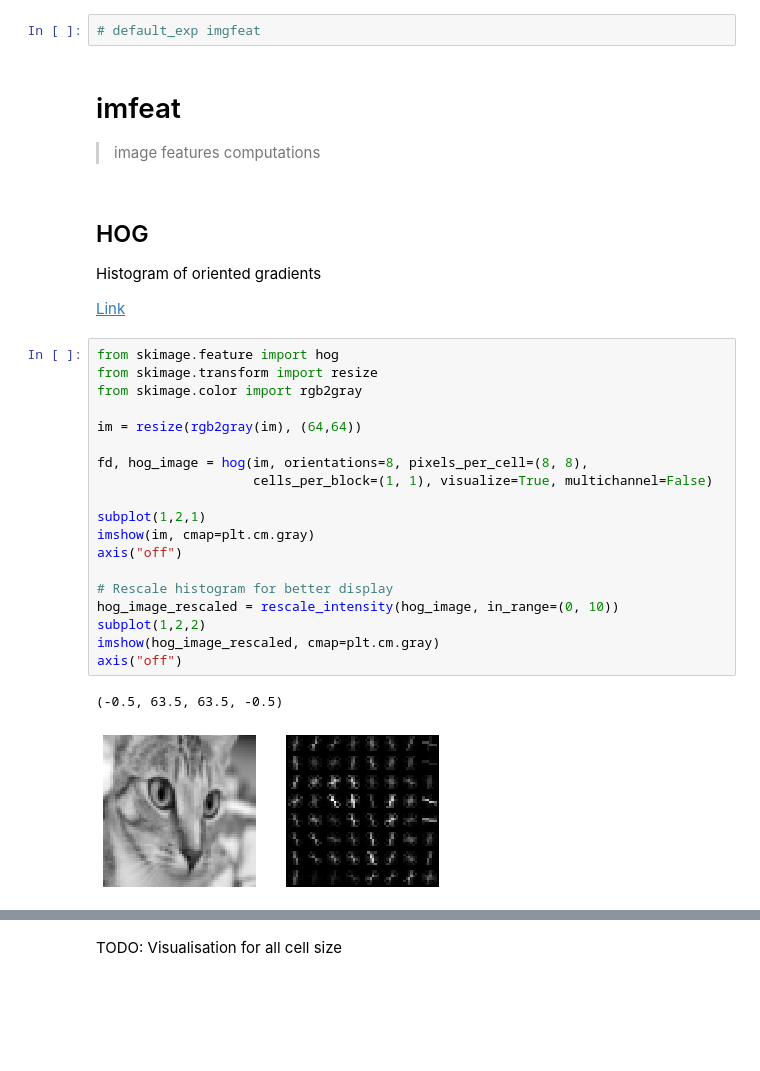
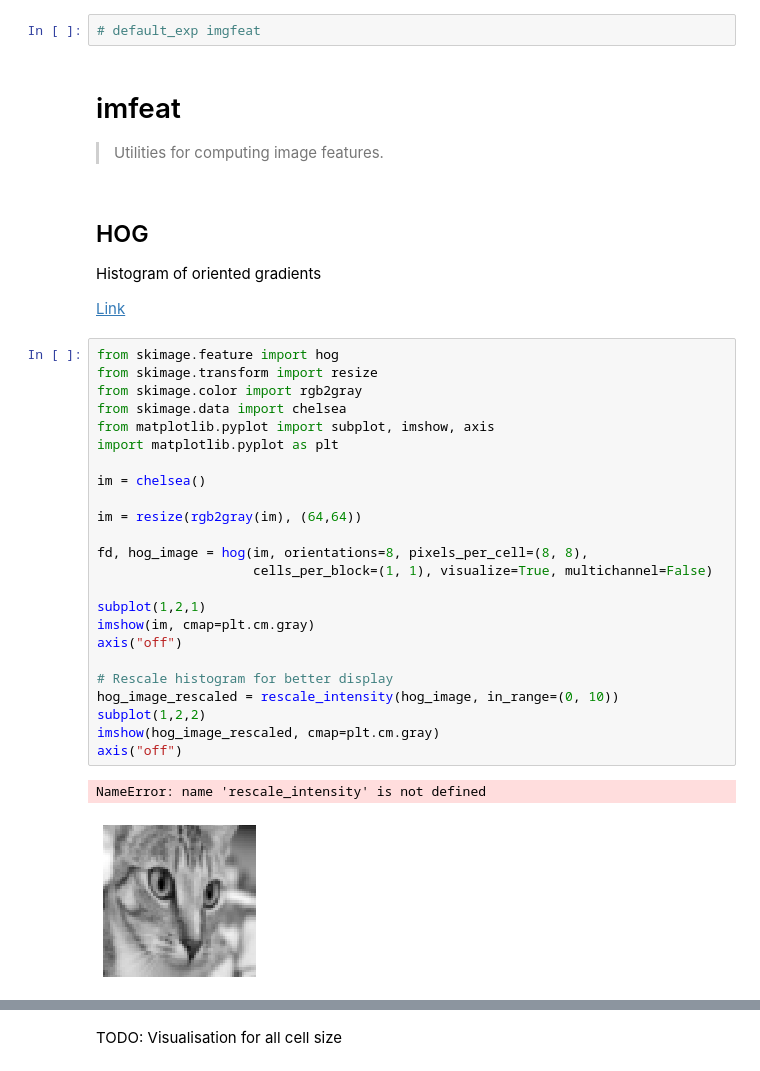
Before and after one commit to Matt3164/mlg_lib, a Jupyter notebook: nbs/05_image_features.ipynb, the cells around one changed output, grey strips where cells are left out. Saved outputs shown, nothing was run; the diff lists cells and outputs as text; blank space fills up the shorter version.

```diff
--- a/nbs/05_image_features.ipynb
+++ b/nbs/05_image_features.ipynb
@@ -3,7 +3,7 @@
 # %% [markdown]
 # imfeat
 
-> image features computations
+> Utilities for computing image features.
 # %% [markdown]
 ## HOG
 
@@ -13,22 +13,27 @@ Histogram of oriented gradients
 # %%
 from skimage.feature import hog
 from skimage.transform import resize
 from skimage.color import rgb2gray
+from skimage.data import chelsea
+from matplotlib.pyplot import subplot, imshow, axis
+import matplotlib.pyplot as plt
+
+im = chelsea()
 
 im = resize(rgb2gray(im), (64,64))
 
 fd, hog_image = hog(im, orientations=8, pixels_per_cell=(8, 8),
                     cells_per_block=(1, 1), visualize=True, multichannel=False)
 
 subplot(1,2,1)
 imshow(im, cmap=plt.cm.gray)
 axis("off")
 
 # Rescale histogram for better display
 hog_image_rescaled = rescale_intensity(hog_image, in_range=(0, 10))
 subplot(1,2,2)
 imshow(hog_image_rescaled, cmap=plt.cm.gray)
 axis("off")
 # %% [output]
-(-0.5, 63.5, 63.5, -0.5)
+NameError: name 'rescale_intensity' is not defined
-[figure, old version]
+[figure, new version]
```
Also changed, not shown: parts of 7 cells of this notebook, 27 other files.
